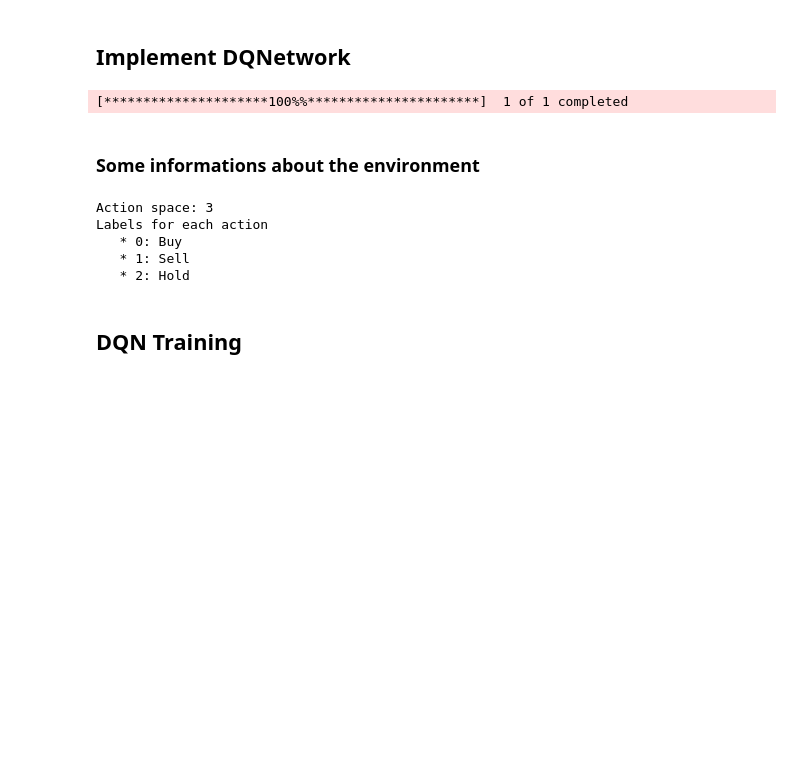
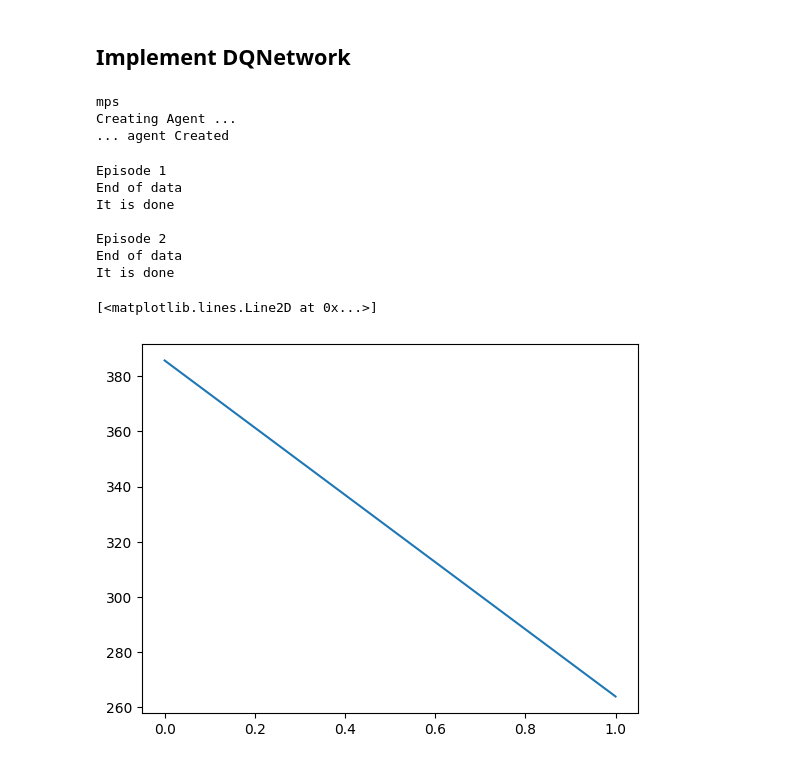
Before and after one commit to julien-gadonneix/RL4Trading, a Jupyter notebook: start.ipynb, the cells around one changed output. Cells and saved outputs as stored; diff of their text form; code cells hidden in the pictures; blank space fills up the shorter version.

```diff
--- a/start.ipynb
+++ b/start.ipynb
@@ -75,58 +62,54 @@ plt.show()
 # %%
 from utils.agent import Agent
 from utils.env import SimplifiedStockTradingEnv
 from utils.dqn import DQN
 from utils.replay_buffer import ReplayBuffer
 from utils.epsilon_greedy import EpsilonGreedy
 from utils.lr_scheduler import MinimumExponentialLR
 
-# Fetch stock data from Yahoo Finance
-stock_symbol = 'AAPL' # The stock symbol for Apple here
-start_date = datetime(2020, 1, 1) # Start date for the data
-end_date = datetime(2021, 1, 1) # End date for the data
-data = pdr.get_data_yahoo(stock_symbol, start=start_date, end=end_date) # Download the data
-
 # Parameters
 T = 20
+price_list_size = T+1
 sync_period=30
 lr = 0.004
 rb = 2000
 es = 0.82
 em = 0.013
 ed = 0.9675
-num_episodes=10
+num_episodes=20
 gamma=0.9
 batch_size=128
 device = "cuda" if torch.cuda.is_available() else "mps" if torch.backends.mps.is_available() else "cpu"
+print(device)
 
-
-model = DQN(T+2, 1, device).to(device)
-target_model = DQN(T+2, 1, device).to(device)
+model = DQN(price_list_size, 1, 1, device).to(device)
+target_model = DQN(price_list_size, 1, 1, device).to(device)
 optimizer = torch.optim.AdamW(model.parameters(), lr=lr, amsgrad=True)
 #lr_scheduler = torch.optim.lr_scheduler.ExponentialLR(optimizer, gamma=0.999)
 lr_scheduler = MinimumExponentialLR(optimizer, lr_decay=0.97, min_lr=0.0001)
 loss_fn = torch.nn.MSELoss()
 
 replay_buffer = ReplayBuffer(rb)
 env = SimplifiedStockTradingEnv(data, T=T)
 epsilon_greedy = EpsilonGreedy(epsilon_start=es, epsilon_min=em, epsilon_decay=ed, env=env, model=model)
+print("Creating Agent ...")
 agent = Agent(env, model, target_model, sync_period, optimizer, lr_scheduler, loss_fn, replay_buffer, epsilon_greedy)
-agent.train(num_episodes, gamma, batch_size)
+print("... agent Created")
+
+episode_reward_list = agent.train(num_episodes, gamma, batch_size)
+
+plt.plot(episode_reward_list)
+plt.show()
 # %% [output]
-[*********************100%%**********************]  1 of 1 completed
+mps
+Creating Agent ...
+... agent Created
+Episode 1
+End of data
+It is done
+
+Episode 2
+End of data
+It is done
+[<matplotlib.lines.Line2D at 0x...>]
+[figure, added]
-# %% [markdown]
-### Some informations about the environment
-# %%
-# action space
-print(f'Action space: {env.action_space.n}')
-print('Labels for each action')
-for label in env.action_labels :
-    print(f'   * {label}: {env.action_labels[label]}')
-# %% [output]
-Action space: 3
-Labels for each action
-   * 0: Buy
-   * 1: Sell
-   * 2: Hold
-# %% [markdown]
-## DQN Training
```
Also changed, not shown: parts of 5 cells of this notebook, 7 other files.
